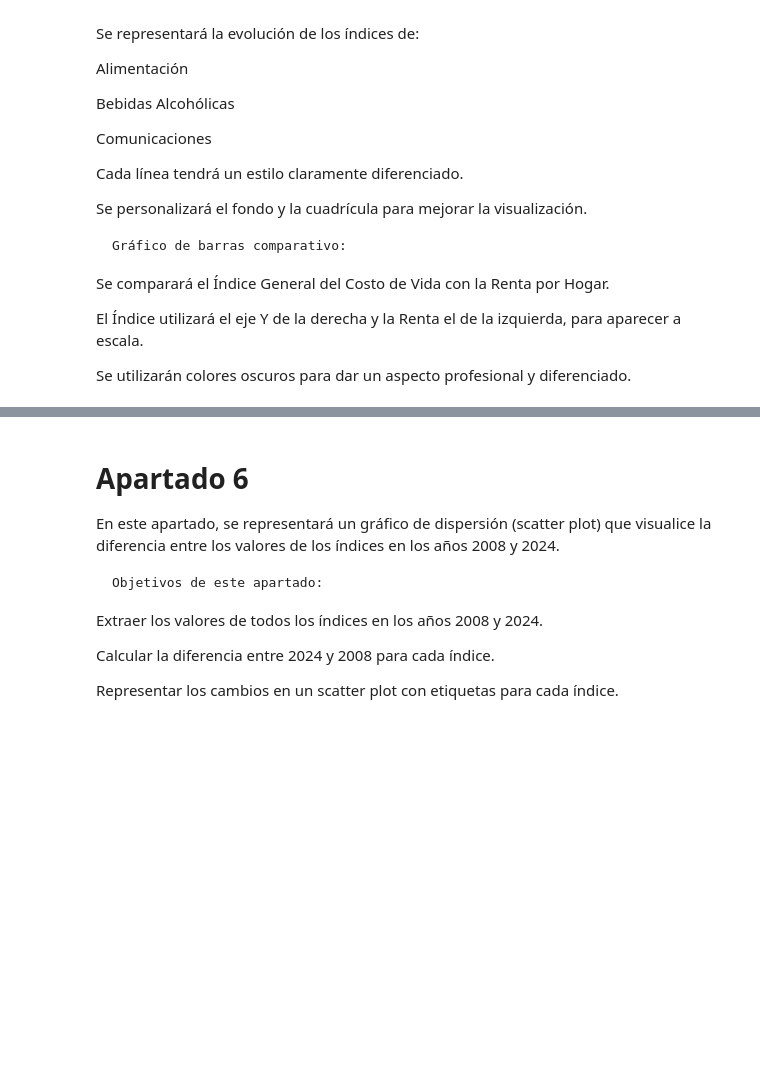
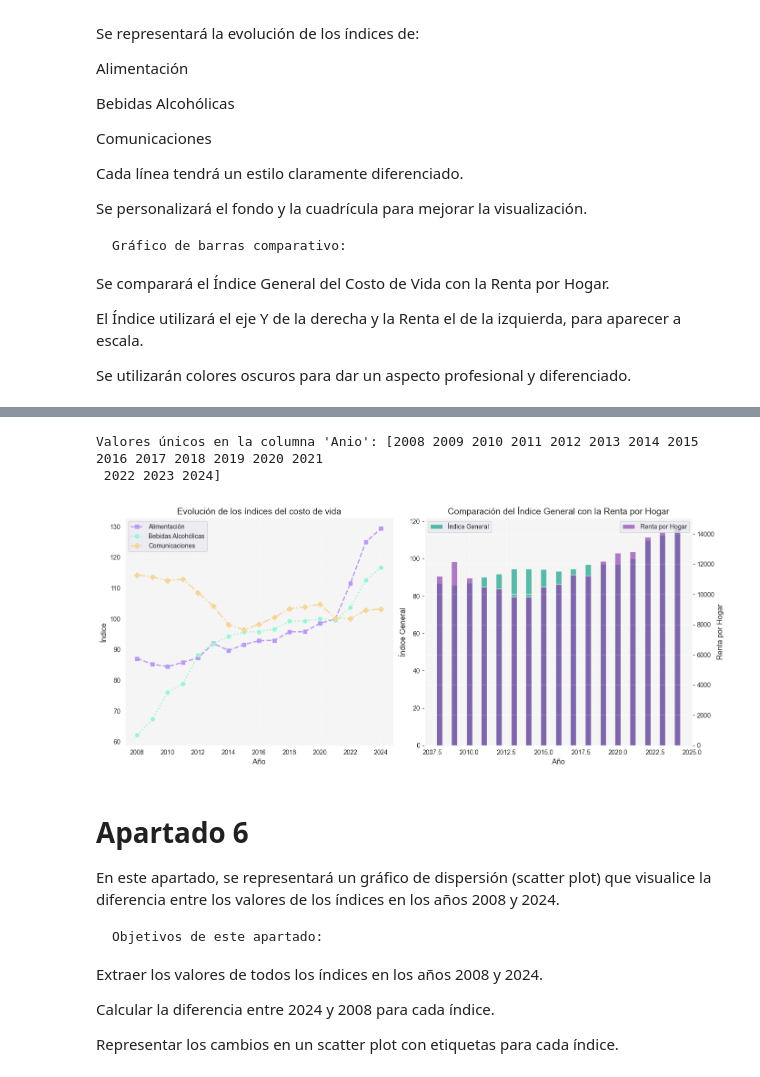
Before and after one commit to BigChunguus/ClaseIABD, a Jupyter notebook: PIA/pruebaPIA_1/UNIDAD_3/ACTIVIDAD10_ALEJANDRO/ARCHIVOS_TAREA/Actividad_10.ipynb, the cells around one changed output, grey strips where cells are left out. Saved outputs shown, nothing was run; the diff lists cells and outputs as text; code cells hidden in the pictures; blank space fills up the shorter version.

```diff
--- a/PIA/pruebaPIA_1/UNIDAD_3/ACTIVIDAD10_ALEJANDRO/ARCHIVOS_TAREA/Actividad_10.ipynb
+++ b/PIA/pruebaPIA_1/UNIDAD_3/ACTIVIDAD10_ALEJANDRO/ARCHIVOS_TAREA/Actividad_10.ipynb
@@ -170,3 +238,65 @@ Se utilizarán colores oscuros para dar un aspecto profesional y diferenciado.
+# %%
+#
+años = precio_vida_df["Anio"].astype(int).values
+alimentacion = precio_vida_df["Alimentos_y_Bebidas"].values
+bebidas_alcoholicas = precio_vida_df["Bebidas_Alcoolicas_y_Tabaco"].values
+comunicaciones = precio_vida_df["Comunicaciones"].values
+indice_general = precio_vida_df["Indice_General"].values  #
+
+#
+renta_por_hogar = renta_hogar_df["Renta_Media_Cantabria"].values
+
+#
+fig, axs = plt.subplots(1, 2, figsize=(14, 6))
+
+#
+axs[0].plot(años, alimentacion, label='Alimentación', color='#ba98f5', marker='s', linestyle='--', linewidth=2)
+axs[0].plot(años, bebidas_alcoholicas, label='Bebidas Alcohólicas', color='#98f5d5', marker='o', linestyle=':', linewidth=2)
+axs[0].plot(años, comunicaciones, label='Comunicaciones', color='#f5d698', marker='D', linestyle='-.', linewidth=2)
+
+#
+axs[0].set_title('Evolución de los índices del costo de vida', fontsize=14)
+axs[0].set_xlabel('Año', fontsize=12)
+axs[0].set_ylabel('Índice', fontsize=12)
+
+#
+axs[0].grid(True, which='both', linestyle='--', linewidth=0.5)
+axs[0].set_facecolor('#f5f5f5')
+axs[0].legend()
+
+#
+ax2 = axs[1].twinx()
+
+#
+axs[1].bar(años, indice_general, color='#16a085', alpha=0.7, label='Índice General', width=0.4)
+
+#
+ax2.bar(años, renta_por_hogar, color='#8e44ad', alpha=0.7, label='Renta por Hogar', width=0.4)
+
+#
+axs[1].set_title('Comparación del Índice General con la Renta por Hogar', fontsize=14)
+axs[1].set_xlabel('Año', fontsize=12)
+axs[1].set_ylabel('Índice General', fontsize=12)
+ax2.set_ylabel('Renta por Hogar', fontsize=12)
+
+#
+axs[1].grid(True, which='both', linestyle='--', linewidth=0.5)
+axs[1].set_facecolor('#f5f5f5')
+axs[1].legend(loc='upper left')
+ax2.legend(loc='upper right')
+
+
+precio_vida_df["Anio"] = pd.to_numeric(precio_vida_df["Anio"], errors='coerce')
+
+# Verificar los valores únicos de la columna "Anio"
+print("Valores únicos en la columna 'Anio':", precio_vida_df["Anio"].unique())
+#
+plt.tight_layout()
+plt.show()
+# %% [output]
+Valores únicos en la columna 'Anio': [2008 2009 2010 2011 2012 2013 2014 2015 2016 2017 2018 2019 2020 2021
+ 2022 2023 2024]
+[figure, added]
 # %% [markdown]
 # Apartado 6
 
```
Also changed, not shown: parts of 19 cells of this notebook, 2 other files.
